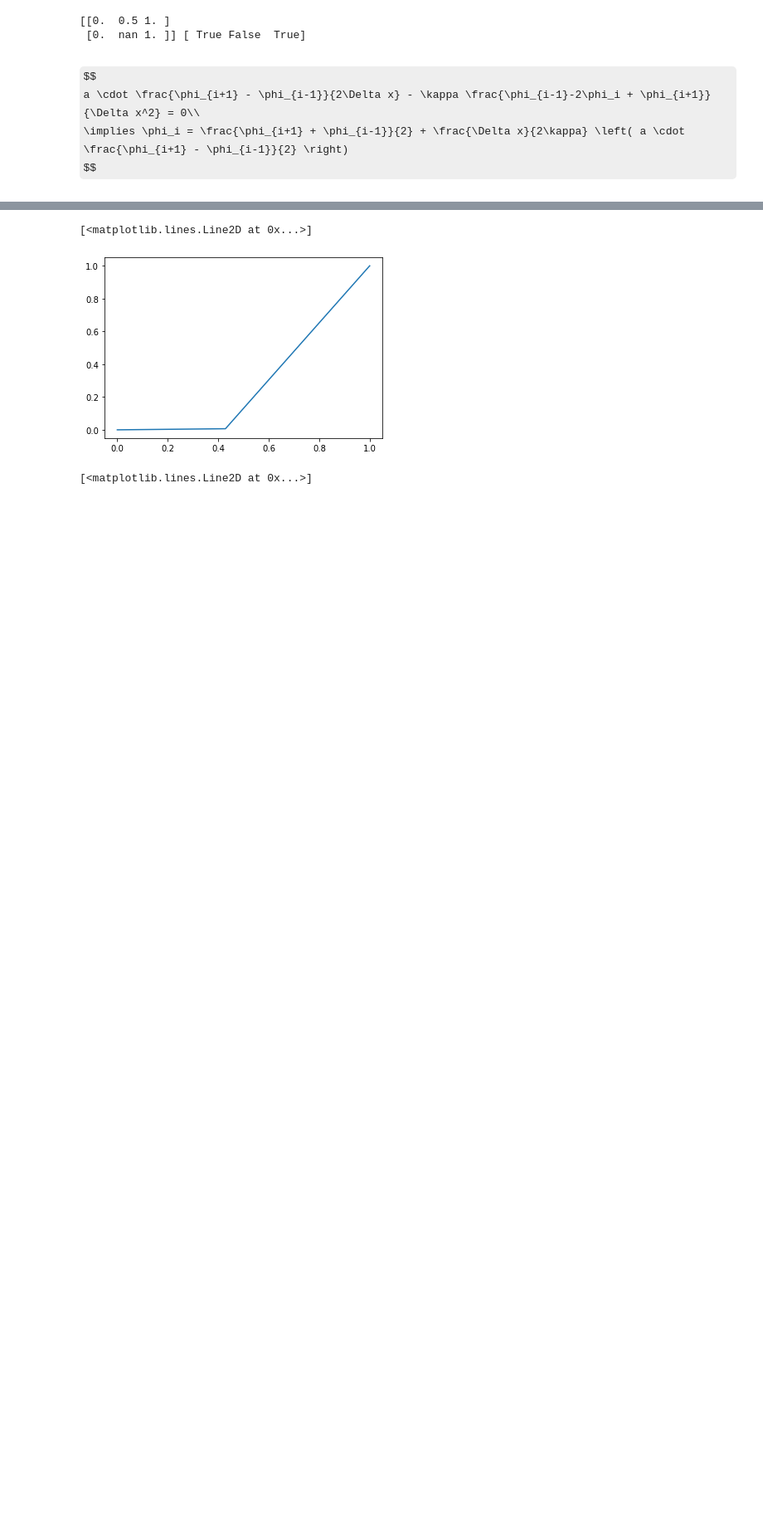
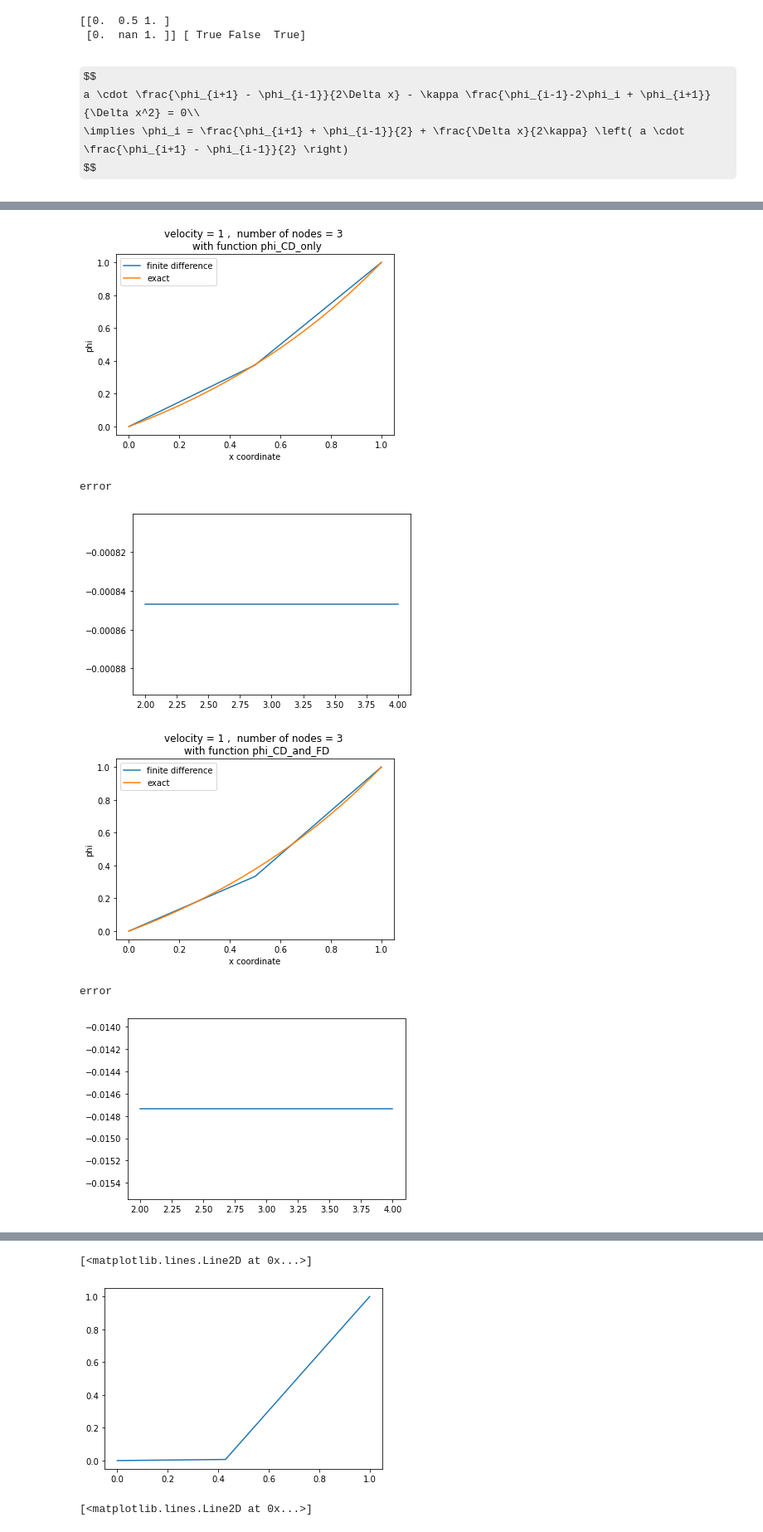
Before and after one commit to waltherwj/CFD, a Jupyter notebook: Code Development Notebook - Advection-diffusion finite difference.ipynb, the cells around one changed output, grey strips where cells are left out. Shown at 83% size. Cells and saved outputs as stored; diff of their text form; code cells hidden in the pictures; some formulas as TeX source; blank space fills up the shorter version.

```diff
--- a/Code Development Notebook - Advection-diffusion finite difference.ipynb
+++ b/Code Development Notebook - Advection-diffusion finite difference.ipynb
@@ -58,8 +58,10 @@ import matplotlib.pyplot as plt
 a = [1,10]
 k = 1
 L = 1
+phi_0 = 0
+phi_1 = 1
 n_nodes_exact = 100
-n_iter = 25
+n_iter = 100
 # %%
 ## define exact solution equations
 def phi_exact(x,  Pe, L):
@@ -215,0 +188,55 @@ for velocity in a:
+# %%
+## Create a for loop to create all necessary graphs
+a = [1,10]
+## start with the convective velocities
+for velocity in a:
+
+
+
+    ## then the number of nodes for finite difference
+    for n_nodes in [3,5,10,20,50]:
+        ##create the exact solutions
+        x_exact = np.linspace(0,1,n_nodes)
+        Pe = Peclet(velocity, L, k)
+        phi_ex = phi_exact(x_exact, Pe, L)
+
+        ##then for each of the schemes
+        for scheme in [phi_CD_only, phi_CD_and_FD]:
+
+            ## create the mesh
+            mesh, indices = create_mesh(boundary_values = [phi_0, phi_1],
+                               boundary_locations = [0,L],
+                               n_nodes = n_nodes,
+                               dimensions = [0, L])
+            error_array = [np.inf, np.inf]
+            ## apply the scheme iteratively
+            while np.abs(error_array[-1]-error_array[-2])>=0.001 or len(error_array)<5:
+                array_iteration(scheme, mesh, indices, kappa = k, a = velocity)
+                error_array.append((mesh[1]-phi_ex).mean())
+                if len(error_array)>=1000:
+                    print("failed to converge")
+                    break
+
+            ## create data for plotting exact solution
+            x_exact_plot = np.linspace(0,1,n_nodes_exact)
+            Pe_plot = Peclet(velocity, L, k)
+            phi_ex_plot = phi_exact(x_exact_plot, Pe, L)
+
+            plt.plot(mesh[0], mesh[1])
+            plt.plot(x_exact_plot, phi_ex_plot)
+            plt.legend(["finite difference", "exact"])
+            plt.title(f"velocity = {velocity} ,  number of nodes = {n_nodes} \n with function {scheme.__name__}")
+            plt.ylabel('phi')
+            plt.xlabel('x coordinate')
+            plt.pause(0.001)
+
+            print("error")
+            plt.plot(error_array)
+            plt.pause(0.001)
+# %% [output]
+[figure, added]
+error
+[figure, added]
+[figure, added]
+error
+[figure, added]
```
Also changed, not shown: parts of 4 cells of this notebook.
